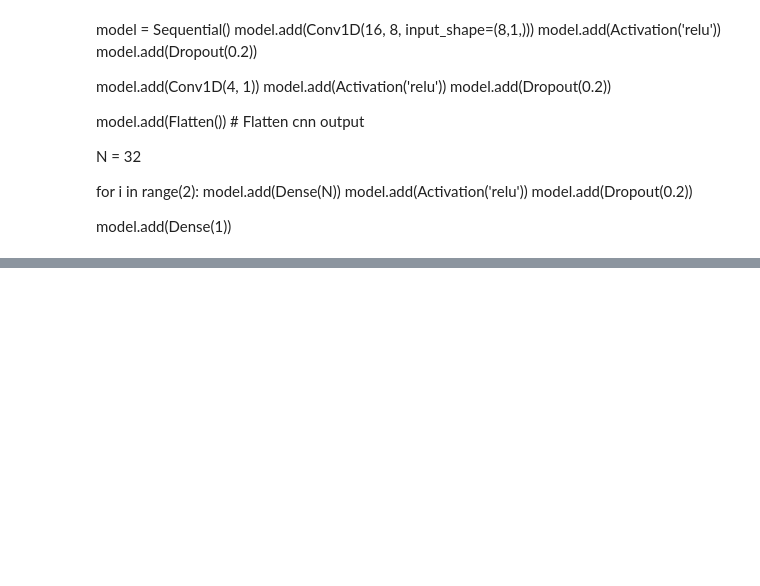
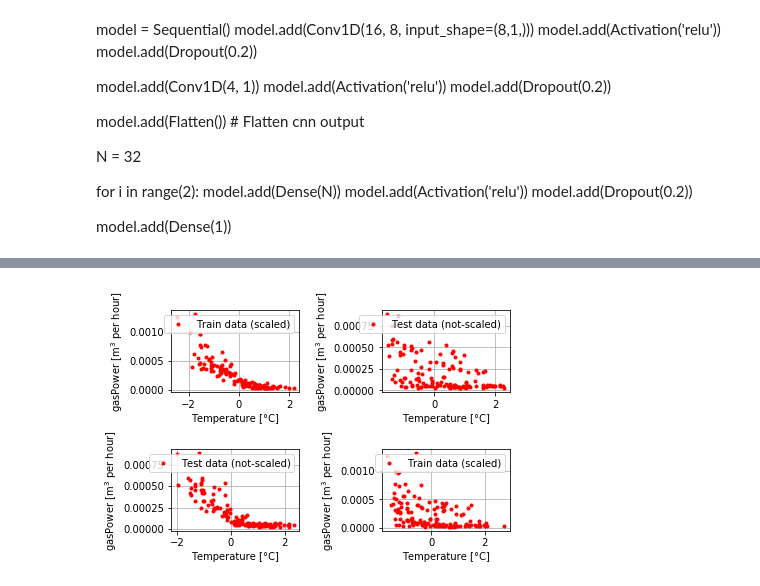
Before and after one commit to deKeijzer/KB-74-OPSCHALER, a Jupyter notebook: Personal_folders/Brian/Keras/Keras tryout.ipynb, the cells around one changed output, grey strips where cells are left out. Saved outputs shown, nothing was run; the diff lists cells and outputs as text; code cells hidden in the pictures; blank space fills up the shorter version.

Commit message:
dnn regression done to predict gasPower

```diff
--- a/Personal_folders/Brian/Keras/Keras tryout.ipynb
+++ b/Personal_folders/Brian/Keras/Keras tryout.ipynb
@@ -346,0 +378,34 @@ model.add(Dense(1))
+# %%
+plt.subplot(2,2,1)
+plt.plot(X_train[:,0], y_train, '.', color='r', label='Train data (scaled)')
+plt.grid()
+plt.xlabel('Temperature [°C]')
+plt.ylabel('gasPower [m$^3$ per hour]')
+plt.legend()
+plt.tight_layout()
+
+plt.subplot(2,2,2)
+plt.plot(X_test[:,1], y_test, '.', color='r', label='Test data (not-scaled)')
+plt.grid()
+plt.xlabel('Temperature [°C]')
+plt.ylabel('gasPower [m$^3$ per hour]')
+plt.legend()
+plt.tight_layout()
+
+plt.subplot(2,2,3)
+plt.plot(X_test[:,0], y_test, '.', color='r', label='Test data (not-scaled)')
+plt.grid()
+plt.xlabel('Temperature [°C]')
+plt.ylabel('gasPower [m$^3$ per hour]')
+plt.legend()
+plt.tight_layout()
+
+plt.subplot(2,2,4)
+plt.plot(X_train[:,1], y_train, '.', color='r', label='Train data (scaled)')
+plt.grid()
+plt.xlabel('Temperature [°C]')
+plt.ylabel('gasPower [m$^3$ per hour]')
+plt.legend()
+plt.tight_layout()
+# %% [output]
+[figure, added]
```
Also changed, not shown: parts of 27 cells of this notebook, 1 other file.
